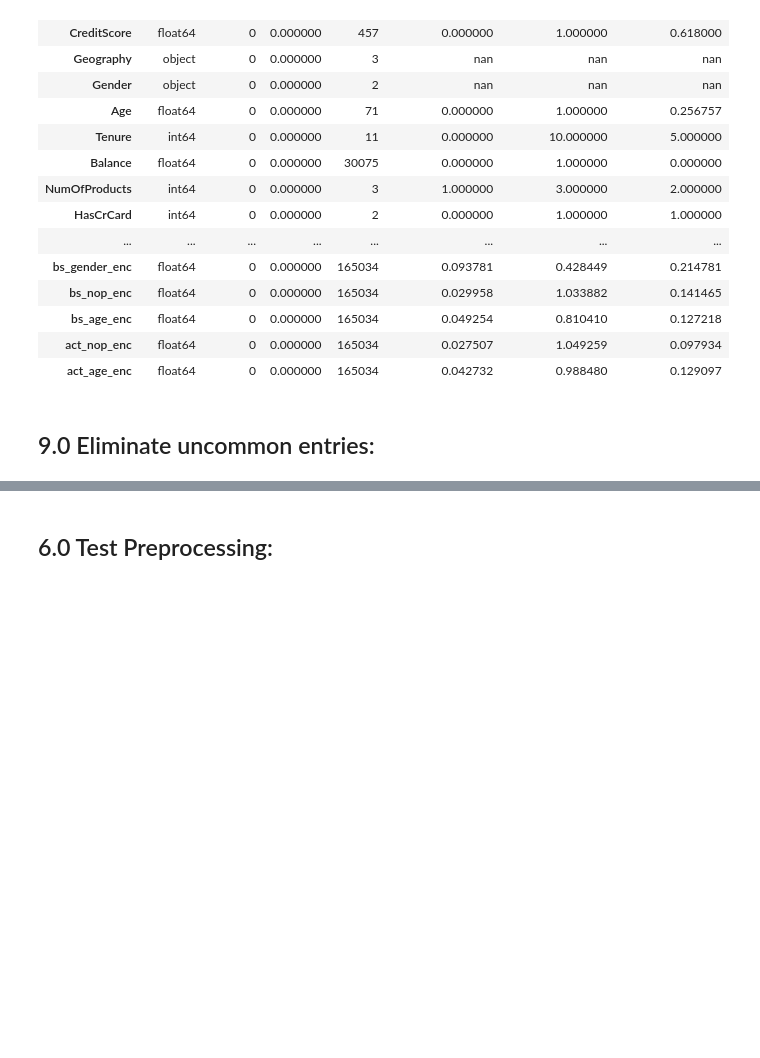
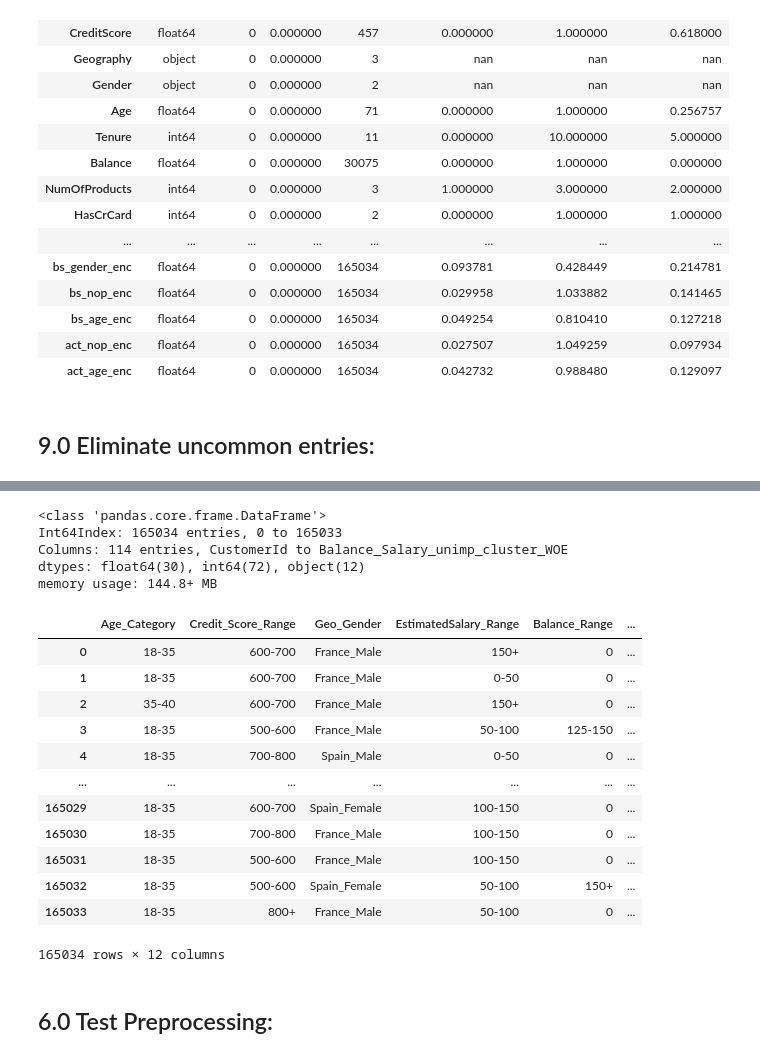
Before and after one commit to fabriziobasso/kaggle, a Jupyter notebook: S4E1_EDA_v1.ipynb, the cells around one changed output, grey strips where cells are left out. Saved outputs shown, nothing was run; the diff lists cells and outputs as text; code cells hidden in the pictures; blank space fills up the shorter version.

```diff
--- a/S4E1_EDA_v1.ipynb
+++ b/S4E1_EDA_v1.ipynb
@@ -1926,0 +2168,9 @@ train.shape,test.shape
+# %%
+first_drop=[ f for f in unimportant_features if f in train.columns]
+train=train.drop(columns=first_drop)
+test=test.drop(columns=first_drop)
+# %%
+train = train.convert_dtypes()
+test = test.convert_dtypes()
+# %%
+train.Balance_Salary_Range = train.Balance_Salary_Range.astype(int)
@@ -1926,0 +2199,9 @@ train.shape,test.shape
+# %%
+cont_cols = [col_name for col_name in train.columns if train[col_name].dtype=="Float64"]
+train[cont_cols] = train[cont_cols].astype(float)
+int_cols32 = [col_name for col_name in train.columns if train[col_name].dtype=="Int32"]
+train[int_cols32] = train[int_cols32].astype(int)
+int_cols64 = [col_name for col_name in train.columns if train[col_name].dtype=="Int64"]
+train[int_cols64] = train[int_cols64].astype(int)
+#str_cols = [col_name for col_name in train.columns if train[col_name].dtype==object]
+#train[str_cols] = train[str_cols].astype(object)
@@ -1927,3 +2303,27 @@ train.shape,test.shape
+# %%
+train.info()
+# %% [output]
+<class 'pandas.core.frame.DataFrame'>
+Int64Index: 165034 entries, 0 to 165033
+Columns: 114 entries, CustomerId to Balance_Salary_unimp_cluster_WOE
+dtypes: float64(30), int64(72), object(12)
+memory usage: 144.8+ MB
+# %%
+train[str_cols]
+# %% [output]
+|  | Age_Category | Credit_Score_Range | Geo_Gender | EstimatedSalary_Range | Balance_Range | ... |
+| 0 | 18-35 | 600-700 | France_Male | 150+ | 0 | ... |
+| 1 | 18-35 | 600-700 | France_Male | 0-50 | 0 | ... |
+| 2 | 35-40 | 600-700 | France_Male | 150+ | 0 | ... |
+| 3 | 18-35 | 500-600 | France_Male | 50-100 | 125-150 | ... |
+| 4 | 18-35 | 700-800 | Spain_Male | 0-50 | 0 | ... |
+| ... | ... | ... | ... | ... | ... | ... |
+| 165029 | 18-35 | 600-700 | Spain_Female | 100-150 | 0 | ... |
+| 165030 | 18-35 | 700-800 | France_Male | 100-150 | 0 | ... |
+| 165031 | 18-35 | 500-600 | France_Male | 100-150 | 0 | ... |
+| 165032 | 18-35 | 500-600 | Spain_Female | 50-100 | 150+ | ... |
+| 165033 | 18-35 | 800+ | France_Male | 50-100 | 0 | ... |
+165034 rows × 12 columns
 # %% [markdown]
 ## 6.0 Test Preprocessing:
 # %% [markdown]
```
Also changed, not shown: parts of 40 cells of this notebook.
